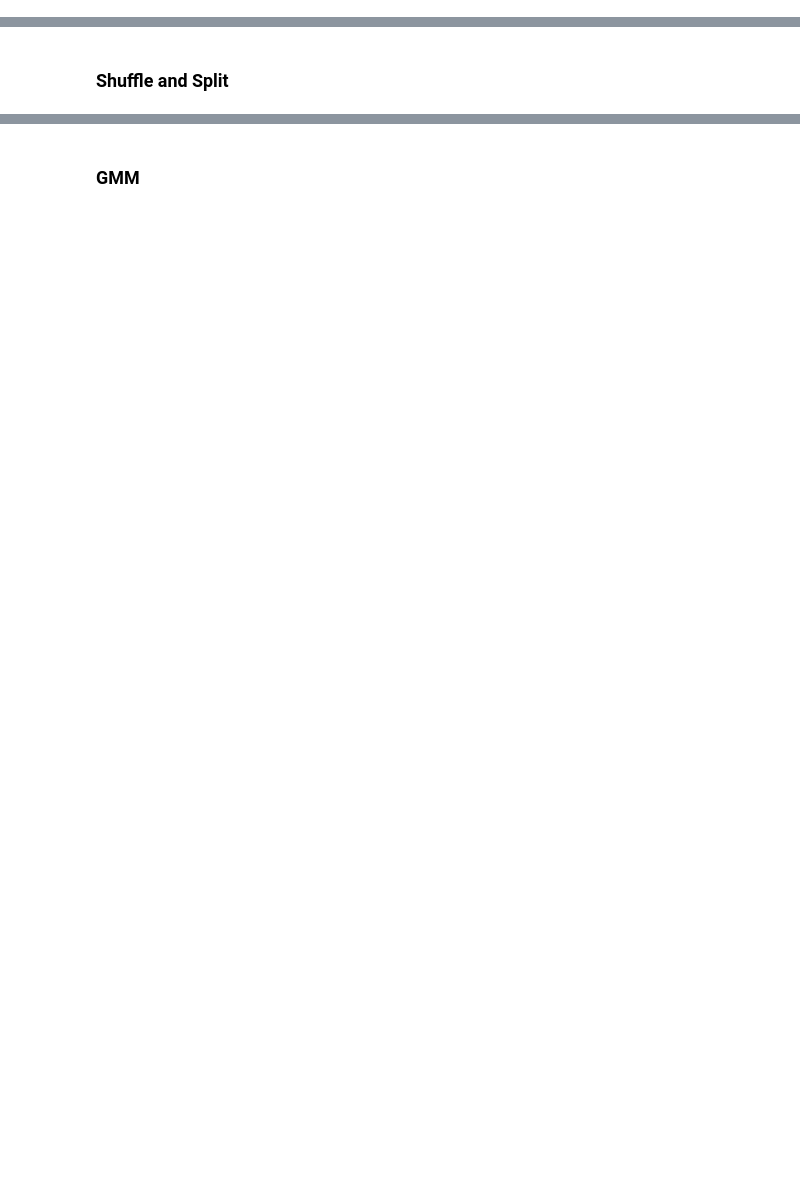
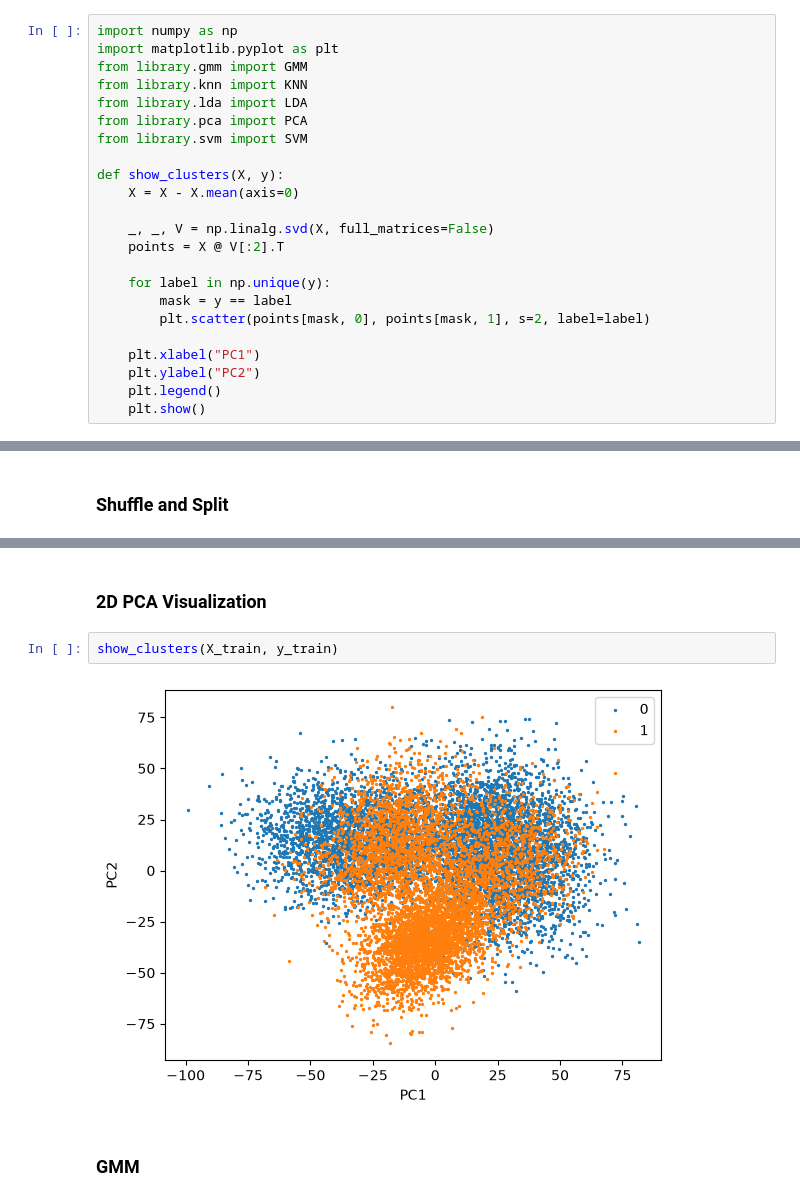
Before and after one commit to ARIMAAN/PRML, a Jupyter notebook: Assignment_8/synthetic_data.ipynb, the cells around one changed output, grey strips where cells are left out. Saved outputs shown, nothing was run; the diff lists cells and outputs as text; blank space fills up the shorter version.

```diff
--- a/Assignment_8/synthetic_data.ipynb
+++ b/Assignment_8/synthetic_data.ipynb
@@ -9,3 +3,26 @@ from library.pca import PCA
+# %%
+import numpy as np
+import matplotlib.pyplot as plt
+from library.gmm import GMM
+from library.knn import KNN
+from library.lda import LDA
+from library.pca import PCA
+from library.svm import SVM
+
+def show_clusters(X, y):
+    X = X - X.mean(axis=0)
+
+    _, _, V = np.linalg.svd(X, full_matrices=False)
+    points = X @ V[:2].T
+
+    for label in np.unique(y):
+        mask = y == label
+        plt.scatter(points[mask, 0], points[mask, 1], s=2, label=label)
+
+    plt.xlabel("PC1")
+    plt.ylabel("PC2")
+    plt.legend()
+    plt.show()
 # %% [markdown]
 ### **Load Data**
 # %%
@@ -45,3 +68,9 @@ Test: (4000, 16)
+# %% [markdown]
+### **2D PCA Visualization**
+# %%
+show_clusters(X_train, y_train)
+# %% [output]
+[figure, added]
 # %% [markdown]
 ### **GMM**
 # %%
```
Also changed, not shown: parts of 26 cells of this notebook, 3 other files.
